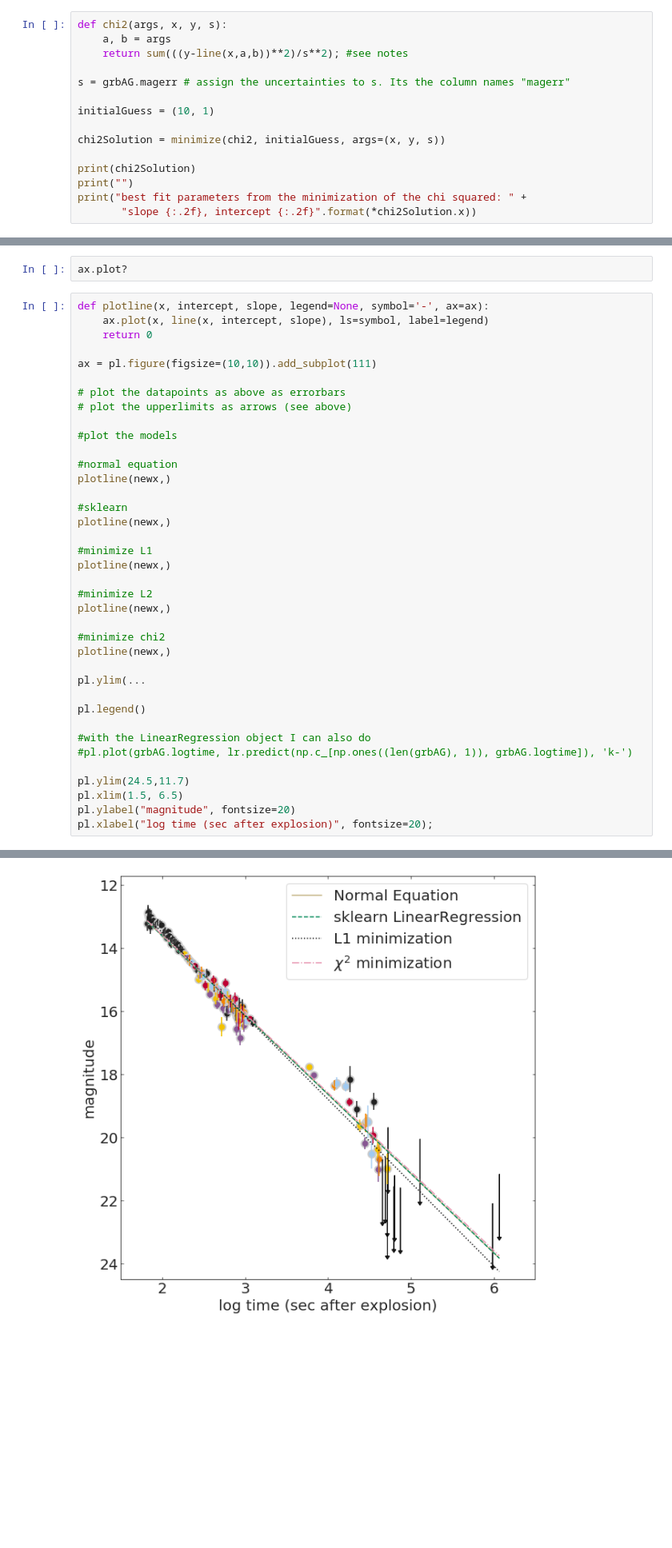
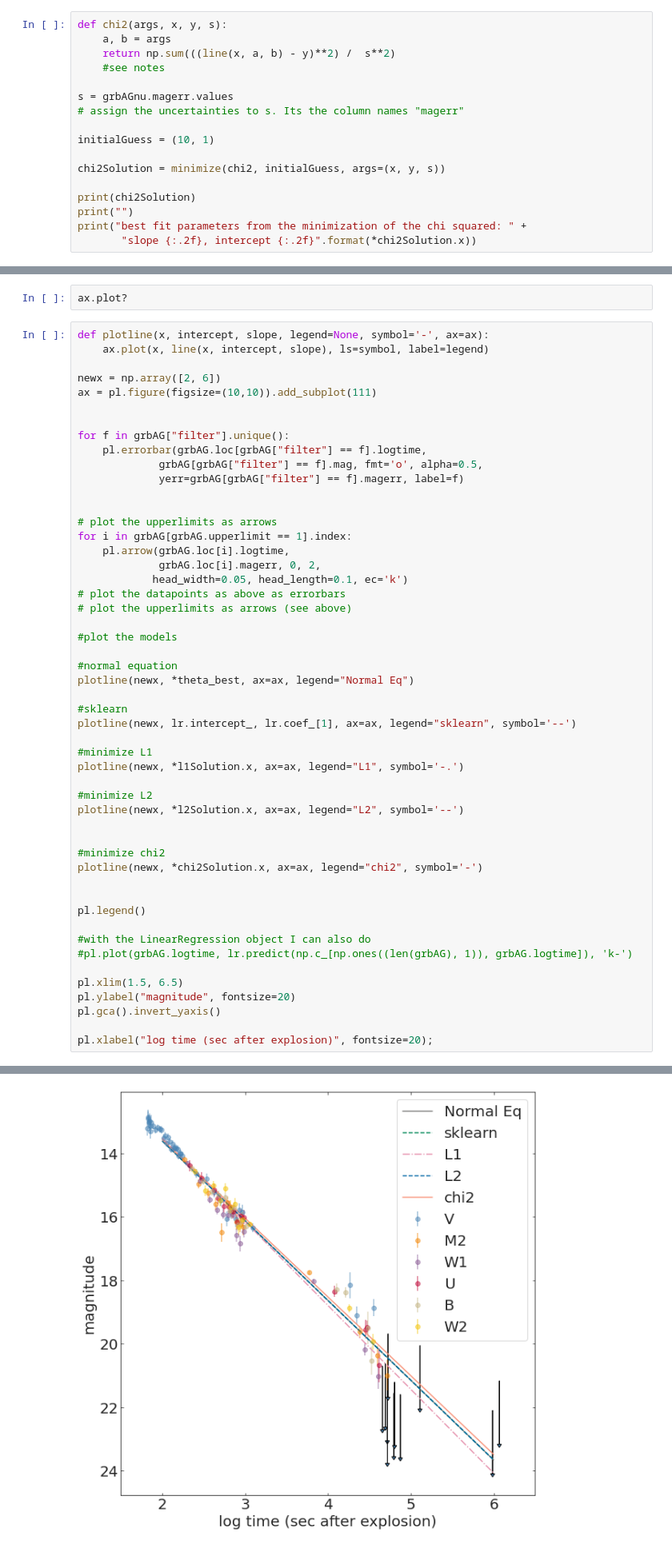
Before and after one commit to AlbertoBassanoni/MLPNS_ABassanoni, a Jupyter notebook: FittingLineToGRBAfterglows_23_3.ipynb, the cells around one changed output, grey strips where cells are left out. Shown: that part at 80% size. Cells and saved outputs as stored; diff of their text form; blank space fills up the shorter version.

```diff
--- a/FittingLineToGRBAfterglows_23_3.ipynb
+++ b/FittingLineToGRBAfterglows_23_3.ipynb
@@ -337,9 +335,11 @@ Since the data has uncertainty, choose the Pearson's $\chi^2$ (chi squared) func
 # %%
 def chi2(args, x, y, s):
     a, b = args
-    return sum(((y-line(x,a,b))**2)/s**2); #see notes
+    return np.sum(((line(x, a, b) - y)**2) /  s**2)
+    #see notes
 
-s = grbAG.magerr # assign the uncertainties to s. Its the column names "magerr"
+s = grbAGnu.magerr.values
+# assign the uncertainties to s. Its the column names "magerr"
 
 initialGuess = (10, 1)
 
@@ -374,39 +374,52 @@ ax.plot?
 # %%
 def plotline(x, intercept, slope, legend=None, symbol='-', ax=ax):
     ax.plot(x, line(x, intercept, slope), ls=symbol, label=legend)
-    return 0
 
+newx = np.array([2, 6])
 ax = pl.figure(figsize=(10,10)).add_subplot(111)
 
+
+for f in grbAG["filter"].unique():
+    pl.errorbar(grbAG.loc[grbAG["filter"] == f].logtime,
+             grbAG[grbAG["filter"] == f].mag, fmt='o', alpha=0.5,
+             yerr=grbAG[grbAG["filter"] == f].magerr, label=f)
+
+
+# plot the upperlimits as arrows
+for i in grbAG[grbAG.upperlimit == 1].index:
+    pl.arrow(grbAG.loc[i].logtime,
+             grbAG.loc[i].magerr, 0, 2,
+            head_width=0.05, head_length=0.1, ec='k')
 # plot the datapoints as above as errorbars
 # plot the upperlimits as arrows (see above)
 
 #plot the models
 
 #normal equation
-plotline(newx,)
+plotline(newx, *theta_best, ax=ax, legend="Normal Eq")
 
 #sklearn
-plotline(newx,)
+plotline(newx, lr.intercept_, lr.coef_[1], ax=ax, legend="sklearn", symbol='--')
 
 #minimize L1
-plotline(newx,)
+plotline(newx, *l1Solution.x, ax=ax, legend="L1", symbol='-.')
 
 #minimize L2
-plotline(newx,)
+plotline(newx, *l2Solution.x, ax=ax, legend="L2", symbol='--')
+
 
 #minimize chi2
-plotline(newx,)
+plotline(newx, *chi2Solution.x, ax=ax, legend="chi2", symbol='-')
 
-pl.ylim(...
 
 pl.legend()
 
 #with the LinearRegression object I can also do
 #pl.plot(grbAG.logtime, lr.predict(np.c_[np.ones((len(grbAG), 1)), grbAG.logtime]), 'k-')
 
-pl.ylim(24.5,11.7)
 pl.xlim(1.5, 6.5)
 pl.ylabel("magnitude", fontsize=20)
+pl.gca().invert_yaxis()
+
 pl.xlabel("log time (sec after explosion)", fontsize=20);
 # %% [output]
@@ -413,3 +443,3 @@ pl.xlabel("log time (sec after explosion)", fontsize=20);
-[figure, old version]
+[figure, new version]
 # %% [markdown]
 Figure 2: Same as Figure 1, but with linear regression models plotted. The models correspond to the best fit line to the data (excluding upper limits) calculated analytically by solving the normal equation, by solving the fit analysitcally with sklearn.LinearRegression(), and by minimizing the objective functions L1 and Chi squared. The models are indicated in the legend.
```
Also changed, not shown: parts of 32 cells of this notebook.
